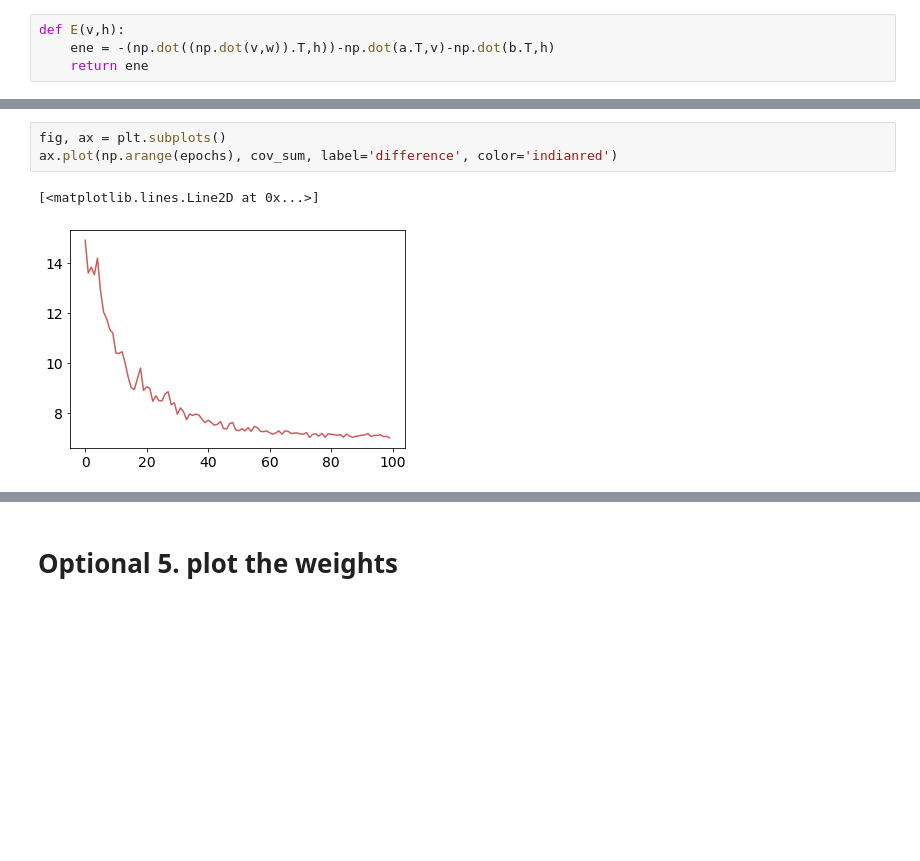
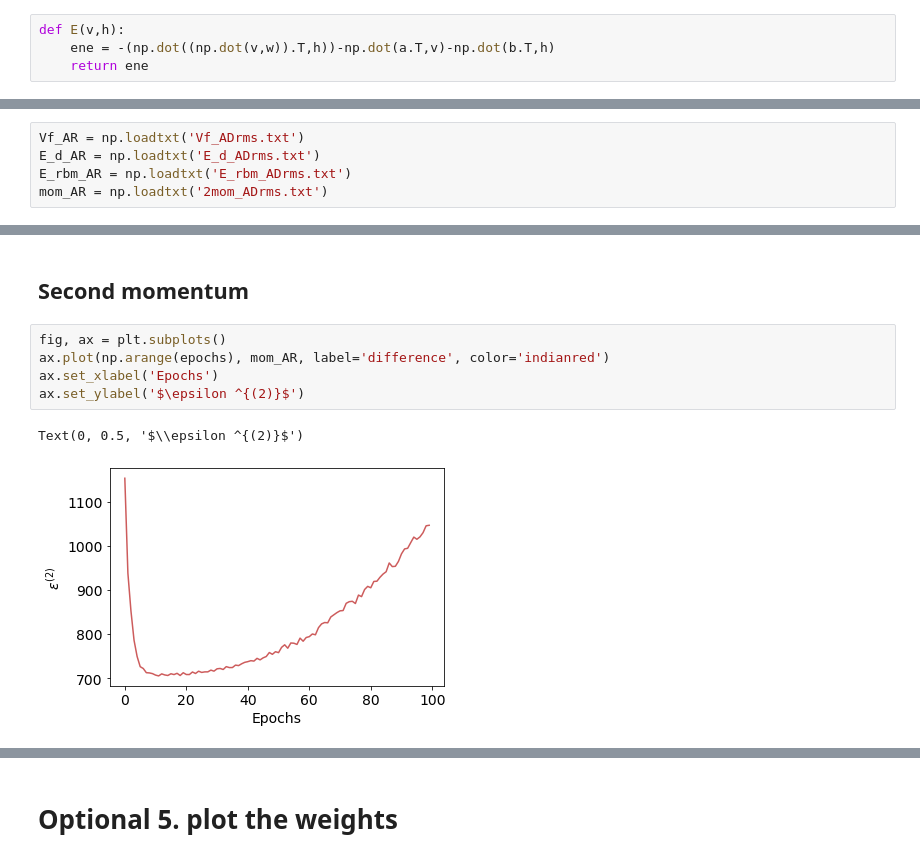
Before and after one commit to isottongloria/LCP-MODULE_B, a Jupyter notebook: RBM_23-point_4+2+3.ipynb, the cells around one changed output, grey strips where cells are left out. Drawn from its saved outputs; the diff is of its cells as text; blank space fills up the shorter version.

Commit message:
Adam+rms with energies and momentum

```diff
--- a/RBM_23-point_4+2+3.ipynb
+++ b/RBM_23-point_4+2+3.ipynb
@@ -521,0 +532,5 @@ print(Vf[4])
+# %%
+Vf_AR = np.loadtxt('Vf_ADrms.txt')
+E_d_AR = np.loadtxt('E_d_ADrms.txt')
+E_rbm_AR = np.loadtxt('E_rbm_ADrms.txt')
+mom_AR = np.loadtxt('2mom_ADrms.txt')
@@ -538,6 +567,10 @@ ax.plot(np.arange(epochs), E_rbm-E_d, label='difference', color='navy')
+# %% [markdown]
+## Second momentum
 # %%
 fig, ax = plt.subplots()
-ax.plot(np.arange(epochs), cov_sum, label='difference', color='indianred')
+ax.plot(np.arange(epochs), mom_AR, label='difference', color='indianred')
+ax.set_xlabel('Epochs')
+ax.set_ylabel('$\epsilon ^{(2)}$')
 # %% [output]
-[<matplotlib.lines.Line2D at 0x...>]
+Text(0, 0.5, '$\\epsilon ^{(2)}$')
-[figure, old version]
+[figure, new version]
```
Also changed, not shown: parts of 15 cells of this notebook.
